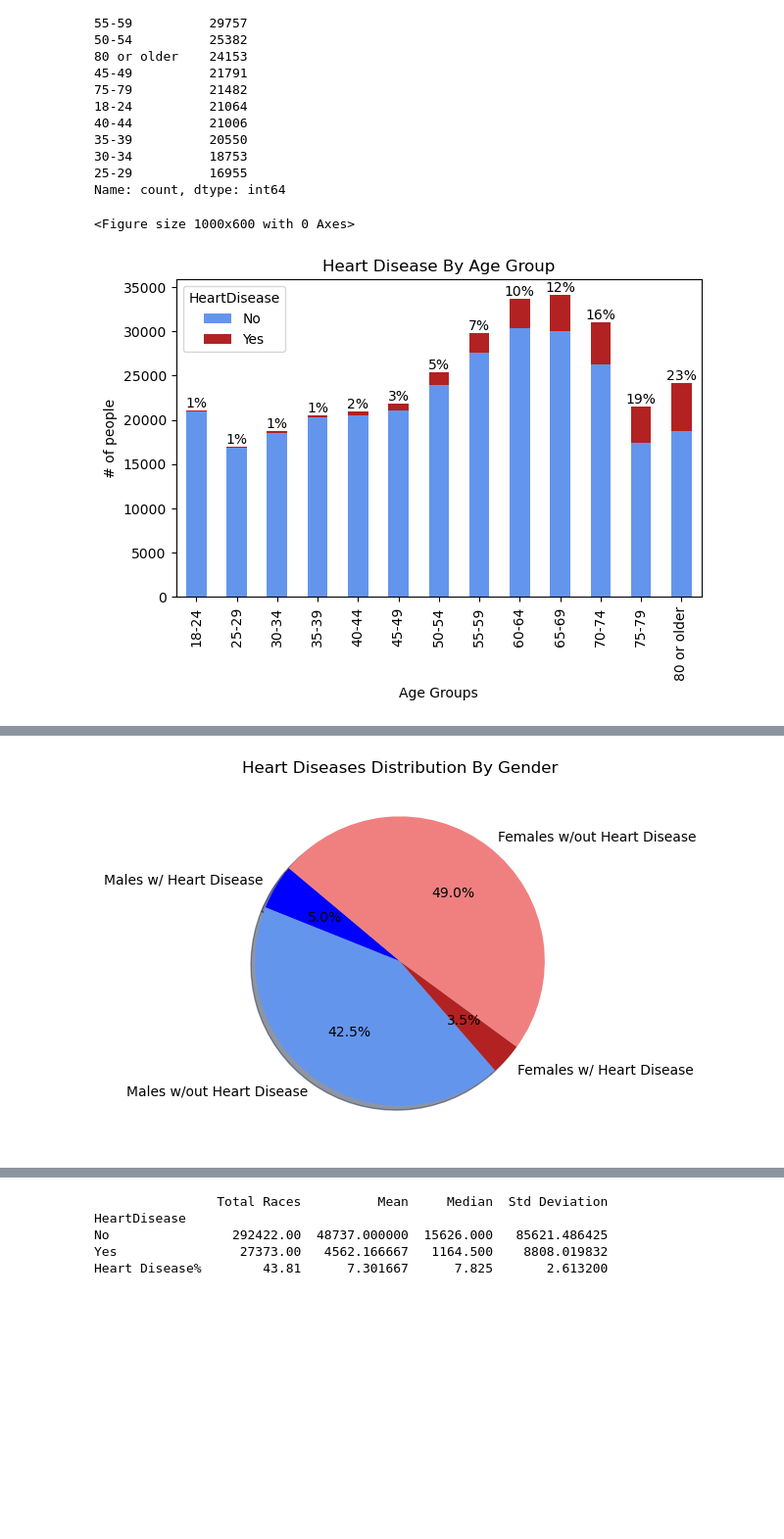
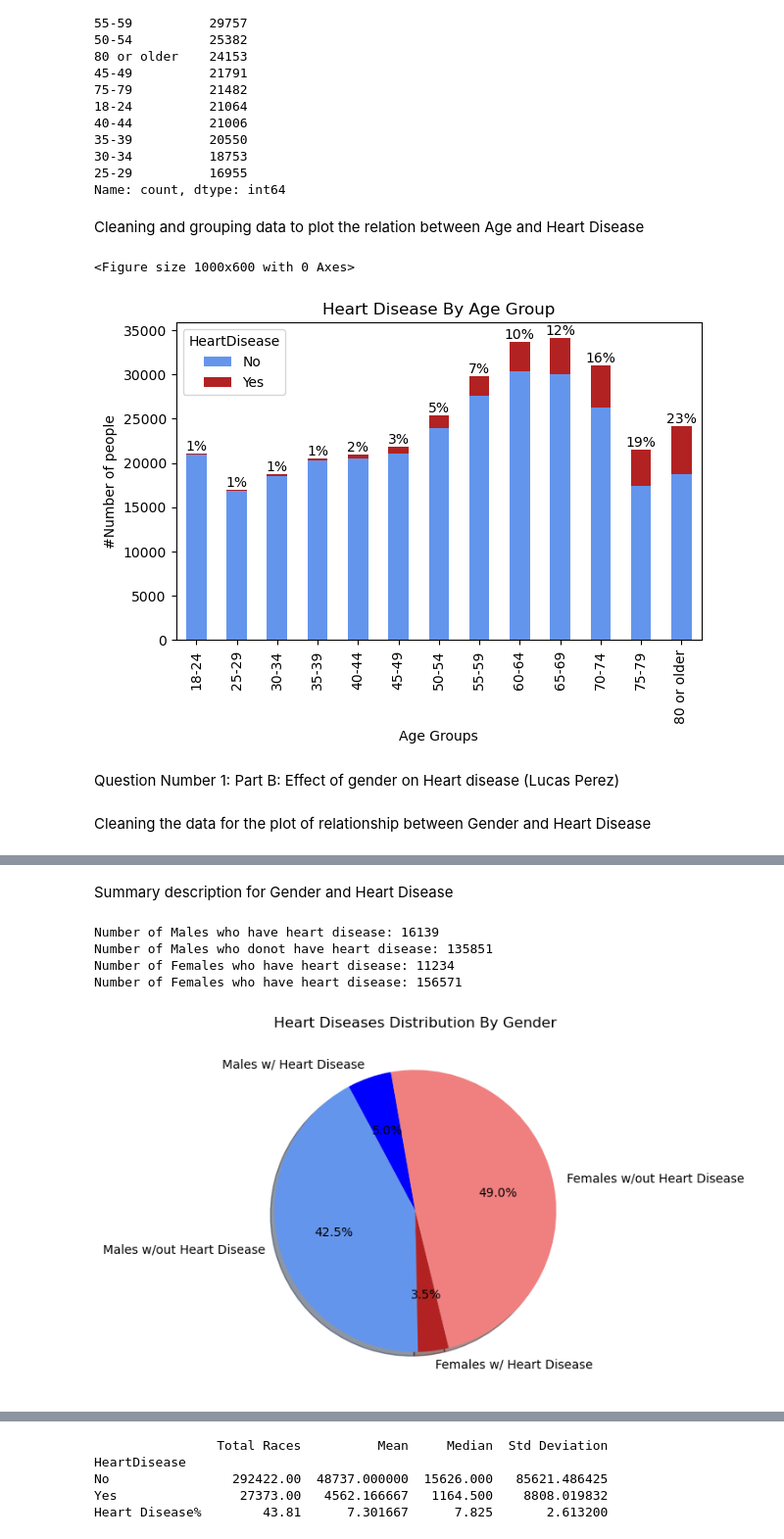
Before and after one commit to JaskiratSingh95/Project1_backup, a Jupyter notebook: Heart_disease_backup.ipynb, the cells around one changed output, grey strips where cells are left out. Shown: that part at 98% size. Drawn from its saved outputs; the diff is of its cells as text; code cells hidden in the pictures; blank space fills up the shorter version.

```diff
--- a/Heart_disease_backup.ipynb
+++ b/Heart_disease_backup.ipynb
@@ -46,6 +53,8 @@ These are the different age groups: AgeCategory
 30-34          18753
 25-29          16955
 Name: count, dtype: int64
+# %% [markdown]
+Cleaning and grouping data to plot the relation between Age and Heart Disease
 # %%
 # Group Data by 'AgeGroup' and "HeartDisease' columns
 grouped_data_agehd = data.groupby(["AgeCategory", "HeartDisease"]).size().unstack(fill_value=0)
@@ -65,12 +74,17 @@ for x, (no_count, yes_count) in enumerate(zip(grouped_data_agehd['No'], grouped_
 
 # Add labels, title, etc.
 plt.xlabel('Age Groups')
-plt.ylabel('# of people')
+plt.ylabel('#Number of people')
 plt.title('Heart Disease By Age Group')
 plt.tight_layout()
-plt.savefig('HeartDiseaseDistributionByAgeGroup.png')
+plt.savefig('output/Heart_Disease_Distribution_By_AgeGroup_Lucas.png', bbox_inches='tight')
 plt.show()
 # %% [output]
 <Figure size 1000x600 with 0 Axes>
-[figure, old version]
+[figure, new version]
+# %% [markdown]
+Question Number 1:
+Part B: Effect of gender on Heart disease (Lucas Perez)
+# %% [markdown]
+Cleaning the data for the plot of relationship between Gender and Heart Disease
 # %%
@@ -84,4 +98,6 @@ cleanedyes_data.head()
 | 35 | Yes | 32.98 | Yes | No | Yes | 10.0 | 0.0 | Yes | ... |
 | 42 | Yes | 25.06 | No | No | No | 0.0 | 0.0 | Yes | ... |
 | 43 | Yes | 30.23 | Yes | No | No | 6.0 | 2.0 | Yes | ... |
+# %% [markdown]
+Summary description for Gender and Heart Disease
 # %%
@@ -90,17 +106,28 @@ males_yeshd= data[(data['Sex'] == 'Male') & (data['HeartDisease'] == 'Yes')].sha
 females_yeshd= data[(data['Sex'] == 'Female') & (data['HeartDisease'] == 'Yes')].shape[0]
 males_nohd= data[(data['Sex'] == 'Male') & (data['HeartDisease'] == 'No')].shape[0]
 females_nohd= data[(data['Sex'] == 'Female') & (data['HeartDisease'] == 'No')].shape[0]
+# %%
+print(f"Number of Males who have heart disease: {males_yeshd}")
+print(f"Number of Males who donot have heart disease: {males_nohd}")
+print(f"Number of Females who have heart disease: {females_yeshd}")
+print(f"Number of Females who have heart disease: {females_nohd}")
+# %% [output]
+Number of Males who have heart disease: 16139
+Number of Males who donot have heart disease: 135851
+Number of Females who have heart disease: 11234
+Number of Females who have heart disease: 156571
 # %%
-#Prepare Pie graph
+# Prepare Pie graph
 labels_sex = ["Males w/ Heart Disease", "Males w/out Heart Disease","Females w/ Heart Disease", "Females w/out Heart Disease"]
 sizes_sex = [males_yeshd, males_nohd, females_yeshd,females_nohd]
 colors_sex = ["blue","cornflowerblue","firebrick","lightcoral"]
 
-#Plot difference between males and females with heart disease
-plt.pie(sizes_sex, labels=labels_sex, colors=colors_sex, autopct="%1.1f%%", shadow=True, startangle=140)
+# Plotting difference between males and females with heart disease
+plt.pie(sizes_sex, labels=labels_sex, colors=colors_sex, autopct="%1.1f%%", shadow=True,startangle=100)
 # Create axes which are equal so we have a perfect circle
 plt.title('Heart Diseases Distribution By Gender')
-plt.savefig('HeartDiseaseDistributionByGender.png')
+plt.tight_layout()
+plt.savefig('output/HeartDiseaseDistributionByGender_Lucas.png', bbox_inches='tight')
 plt.show()
 # %% [output]
-[figure, old version]
+[figure, new version]
```
Also changed, not shown: parts of 52 cells of this notebook, 19 other files.
